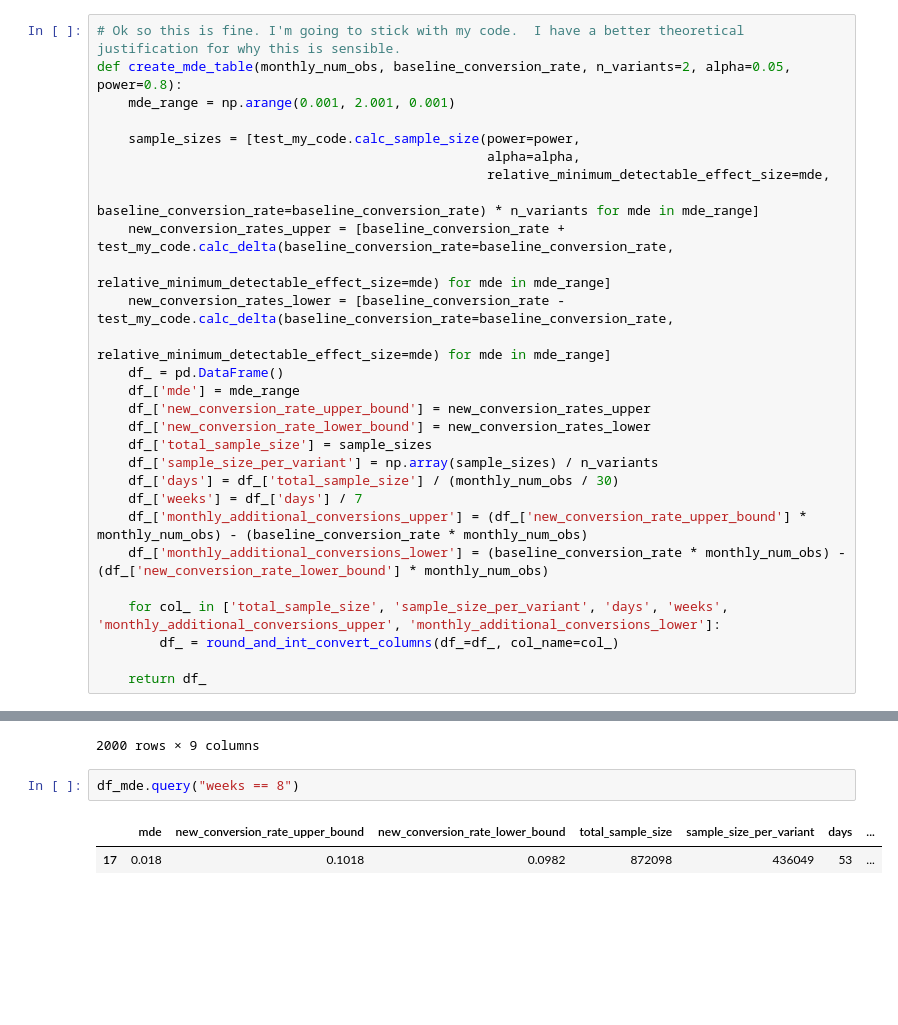
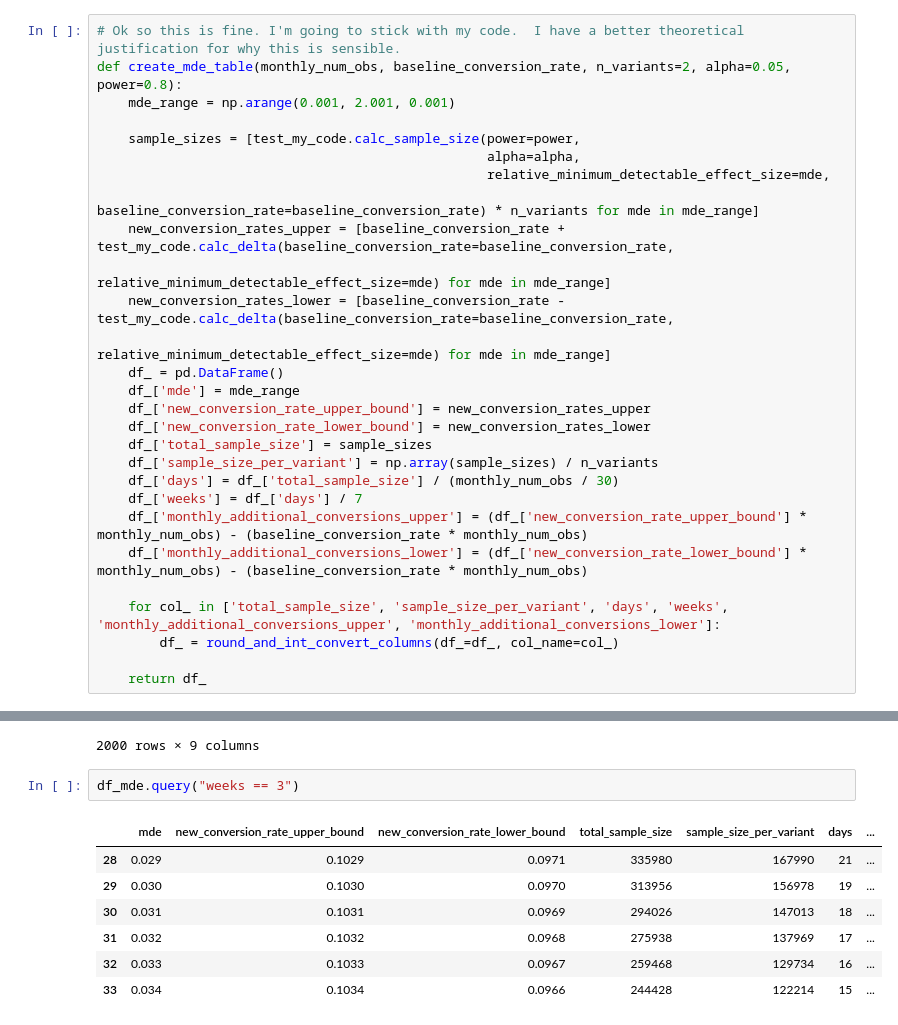
Before and after one commit to dokeeffe87/stats_utils, a Jupyter notebook: notebooks/scratch_work/notebooks/dev_power_calcs.ipynb, the cells around one changed output, grey strips where cells are left out. Cells and saved outputs as stored; diff of their text form; blank space fills up the shorter version.

```diff
--- a/notebooks/scratch_work/notebooks/dev_power_calcs.ipynb
+++ b/notebooks/scratch_work/notebooks/dev_power_calcs.ipynb
@@ -225,7 +225,7 @@ def create_mde_table(monthly_num_obs, baseline_conversion_rate, n_variants=2, al
     df_['days'] = df_['total_sample_size'] / (monthly_num_obs / 30)
     df_['weeks'] = df_['days'] / 7
     df_['monthly_additional_conversions_upper'] = (df_['new_conversion_rate_upper_bound'] * monthly_num_obs) - (baseline_conversion_rate * monthly_num_obs)
-    df_['monthly_additional_conversions_lower'] = (baseline_conversion_rate * monthly_num_obs) - (df_['new_conversion_rate_lower_bound'] * monthly_num_obs)
+    df_['monthly_additional_conversions_lower'] = (df_['new_conversion_rate_lower_bound'] * monthly_num_obs) - (baseline_conversion_rate * monthly_num_obs)
 
     for col_ in ['total_sample_size', 'sample_size_per_variant', 'days', 'weeks', 'monthly_additional_conversions_upper', 'monthly_additional_conversions_lower']:
         df_ = round_and_int_convert_columns(df_=df_, col_name=col_)
@@ -333,10 +368,15 @@ df_mde
 | 1999 | 2.000 | 0.3000 | -0.1000 | 70 | 35 | 1 | ... |
 2000 rows × 9 columns
 # %%
-df_mde.query("weeks == 8")
+df_mde.query("weeks == 3")
 # %% [output]
 |  | mde | new_conversion_rate_upper_bound | new_conversion_rate_lower_bound | total_sample_size | sample_size_per_variant | days | ... |
-| 17 | 0.018 | 0.1018 | 0.0982 | 872098 | 436049 | 53 | ... |
+| 28 | 0.029 | 0.1029 | 0.0971 | 335980 | 167990 | 21 | ... |
+| 29 | 0.030 | 0.1030 | 0.0970 | 313956 | 156978 | 19 | ... |
+| 30 | 0.031 | 0.1031 | 0.0969 | 294026 | 147013 | 18 | ... |
+| 31 | 0.032 | 0.1032 | 0.0968 | 275938 | 137969 | 17 | ... |
+| 32 | 0.033 | 0.1033 | 0.0967 | 259468 | 129734 | 16 | ... |
+| 33 | 0.034 | 0.1034 | 0.0966 | 244428 | 122214 | 15 | ... |
 # %%
 make_mde_plot(df_=df_mde, min_weeks=2, max_weeks=8)
 # %% [output]
```
Also changed, not shown: parts of 7 cells of this notebook.
